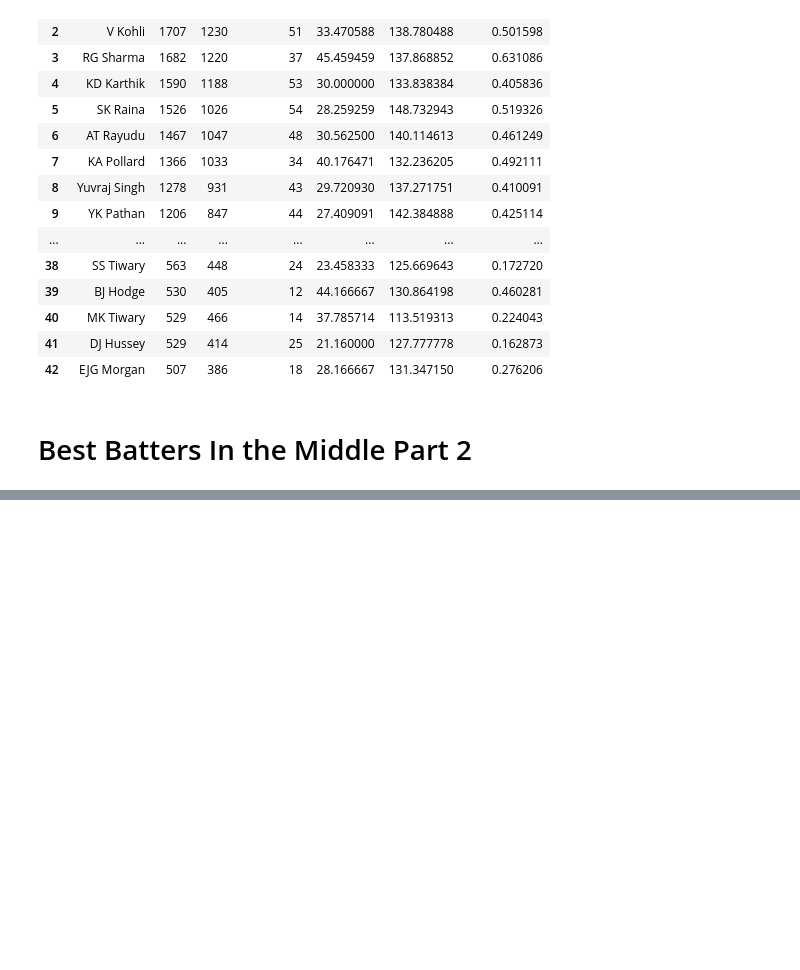
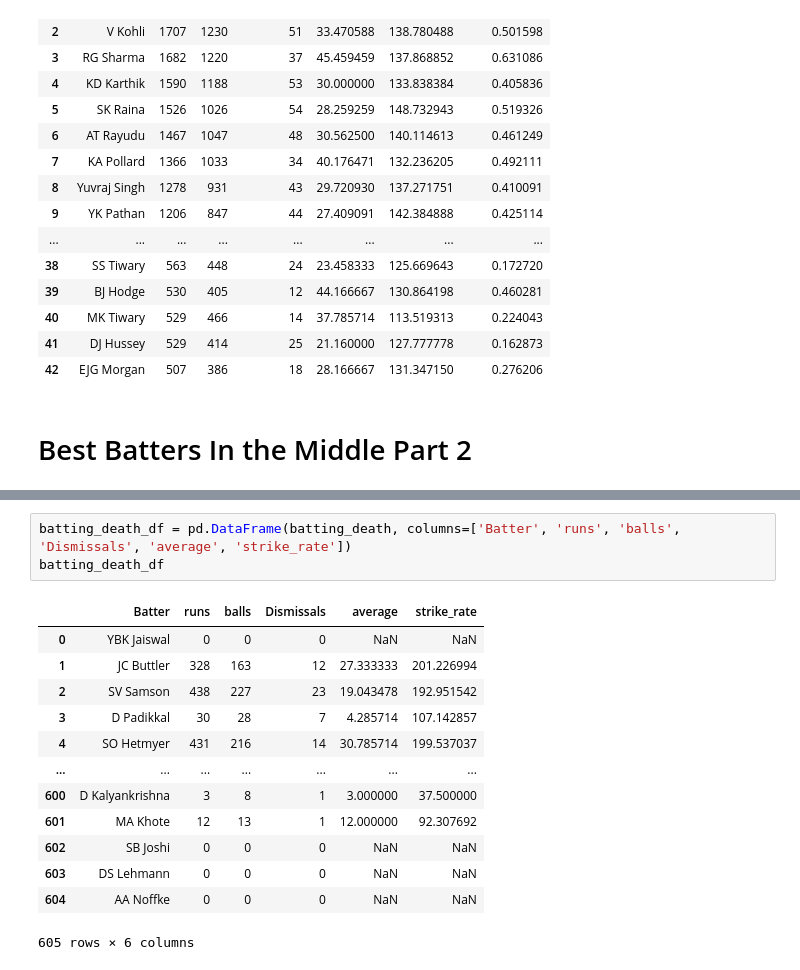
Before and after one commit to anubrotoGhose/IPL-Top-Players, a Jupyter notebook: IPL Batting Performance.ipynb, the cells around one changed output, grey strips where cells are left out. Drawn from its saved outputs; the diff is of its cells as text; blank space fills up the shorter version.

```diff
--- a/IPL Feature Selection.ipynb
+++ b/IPL Batting Performance.ipynb
@@ -881,0 +908,17 @@ merged_filtered_sorted_batting_middle_two_df
+# %%
+batting_death_df = pd.DataFrame(batting_death, columns=['Batter', 'runs', 'balls', 'Dismissals', 'average', 'strike_rate'])
+batting_death_df
+# %% [output]
+|  | Batter | runs | balls | Dismissals | average | strike_rate |
+| 0 | YBK Jaiswal | 0 | 0 | 0 | NaN | NaN |
+| 1 | JC Buttler | 328 | 163 | 12 | 27.333333 | 201.226994 |
+| 2 | SV Samson | 438 | 227 | 23 | 19.043478 | 192.951542 |
+| 3 | D Padikkal | 30 | 28 | 7 | 4.285714 | 107.142857 |
+| 4 | SO Hetmyer | 431 | 216 | 14 | 30.785714 | 199.537037 |
+| ... | ... | ... | ... | ... | ... | ... |
+| 600 | D Kalyankrishna | 3 | 8 | 1 | 3.000000 | 37.500000 |
+| 601 | MA Khote | 12 | 13 | 1 | 12.000000 | 92.307692 |
+| 602 | SB Joshi | 0 | 0 | 0 | NaN | NaN |
+| 603 | DS Lehmann | 0 | 0 | 0 | NaN | NaN |
+| 604 | AA Noffke | 0 | 0 | 0 | NaN | NaN |
+605 rows × 6 columns
```
Also changed, not shown: parts of 25 cells of this notebook.
